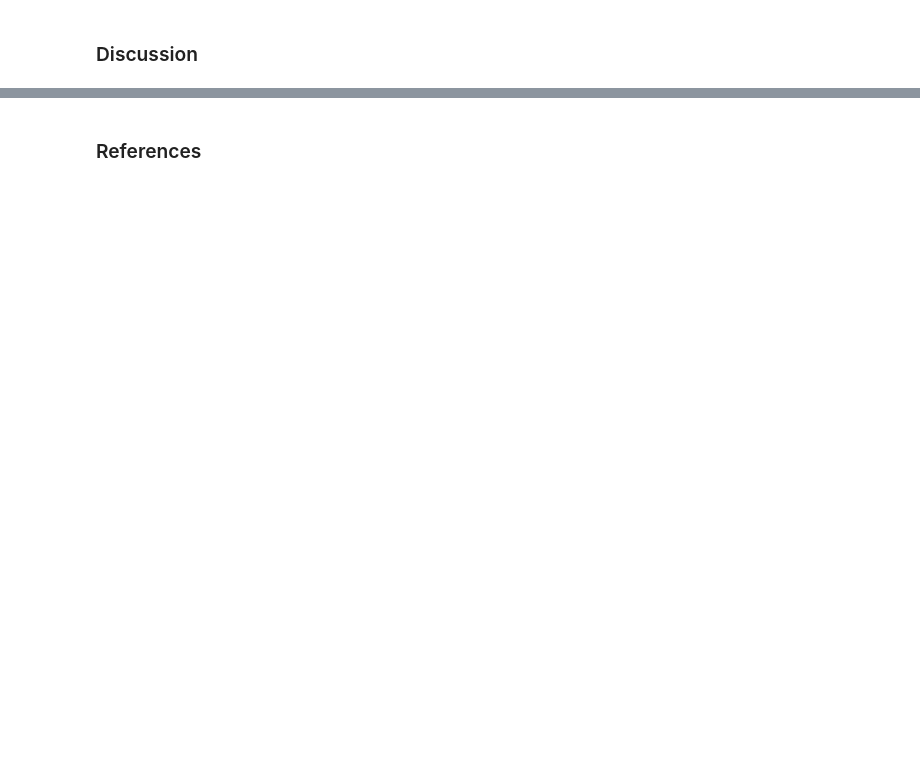
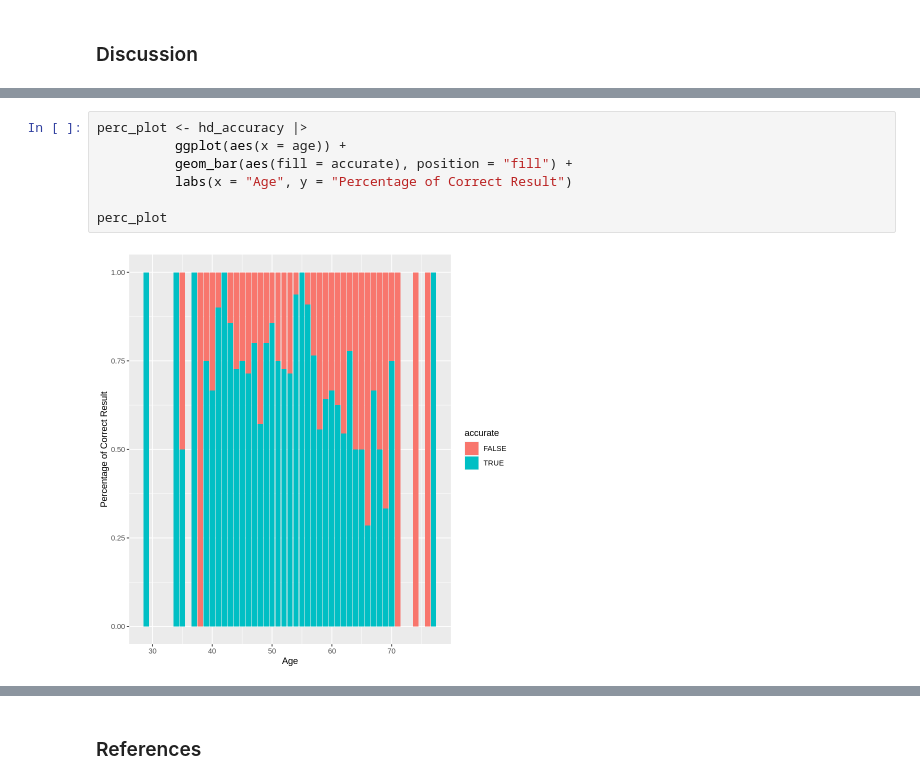
Before and after one commit to zjz02/DSCI-100-Group_41, a Jupyter notebook: Project Zhao.ipynb, the cells around one changed output, grey strips where cells are left out. Saved outputs shown, nothing was run; the diff lists cells and outputs as text; blank space fills up the shorter version.

```diff
--- a/Project Zhao.ipynb
+++ b/Project Zhao.ipynb
@@ -285,0 +322,9 @@ accuracy_s_r_plot
+# %%
+perc_plot <- hd_accuracy |>
+          ggplot(aes(x = age)) +
+          geom_bar(aes(fill = accurate), position = "fill") +
+          labs(x = "Age", y = "Percentage of Correct Result")
+
+perc_plot
+# %% [output]
+[figure, added]
```
Also changed, not shown: parts of 20 cells of this notebook.
